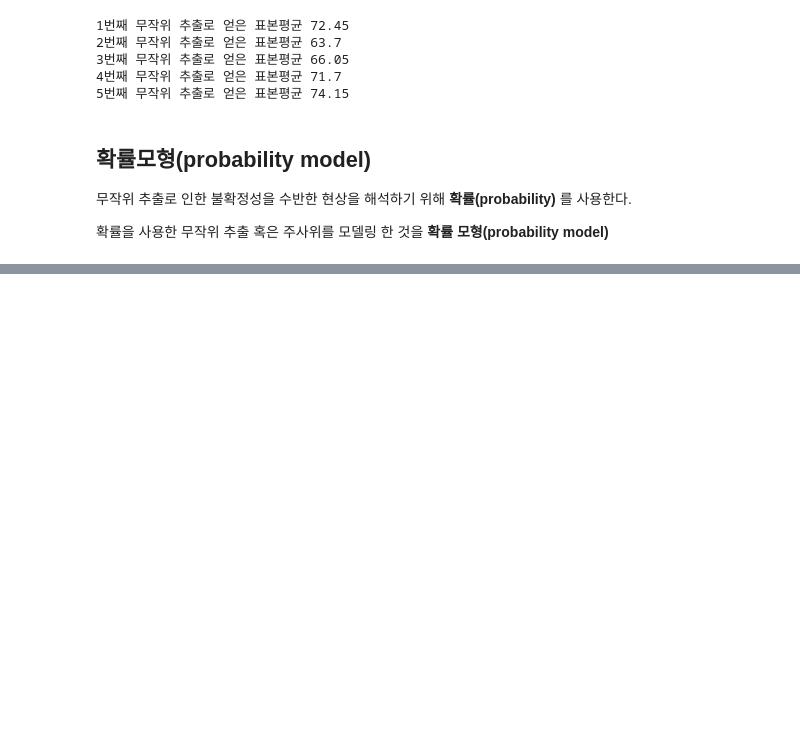
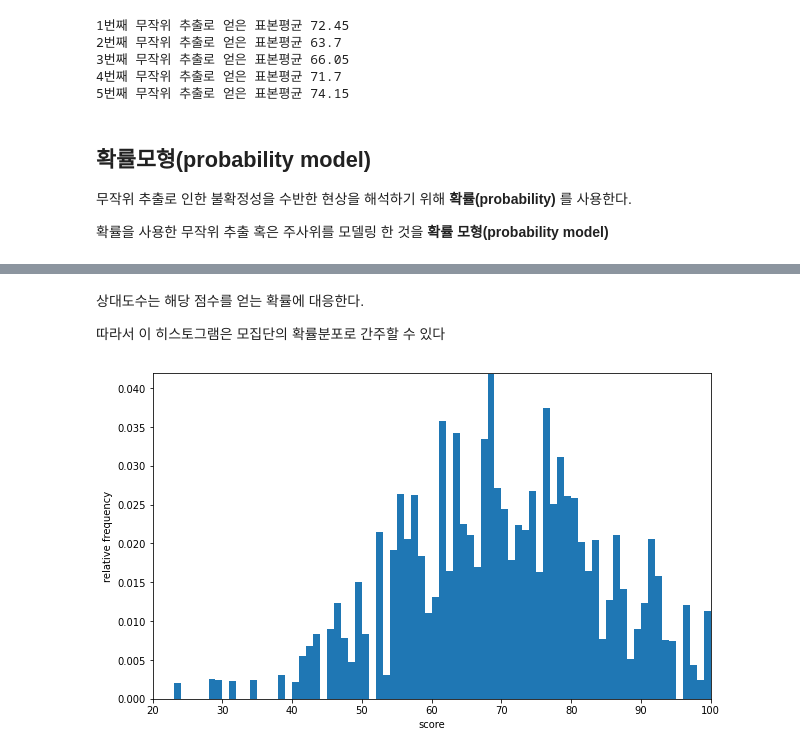
Before and after one commit to LyunJ/TIL, a Jupyter notebook: statistic/4_추측통계의_기본.ipynb, the cells around one changed output, grey strips where cells are left out. Saved outputs shown, nothing was run; the diff lists cells and outputs as text; code cells hidden in the pictures; blank space fills up the shorter version.

```diff
--- a/statistic/4_추측통계의_기본.ipynb
+++ b/statistic/4_추측통계의_기본.ipynb
@@ -89,0 +180,17 @@ for i in range(5):
+# %% [markdown]
+상대도수는 해당 점수를 얻는 확률에 대응한다.
+
+따라서 이 히스토그램은 모집단의 확률분포로 간주할 수 있다
+# %%
+sample = np.random.choice(scores,10000)
+
+fig = plt.figure(figsize=(10,6))
+ax = fig.add_subplot(111)
+ax.hist(sample,bins=100,range=(0,100),density=True)
+ax.set_xlim(20,100)
+ax.set_ylim(0,0.042)
+ax.set_xlabel('score')
+ax.set_ylabel('relative frequency')
+plt.show()
+# %% [output]
+[figure, added]
```
Also changed, not shown: parts of 15 cells of this notebook.
